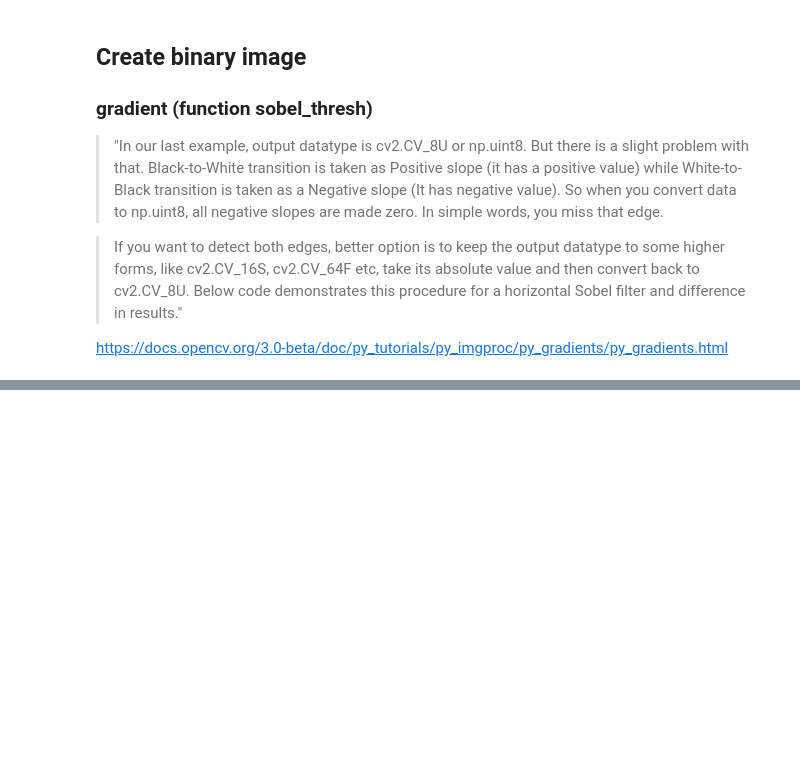
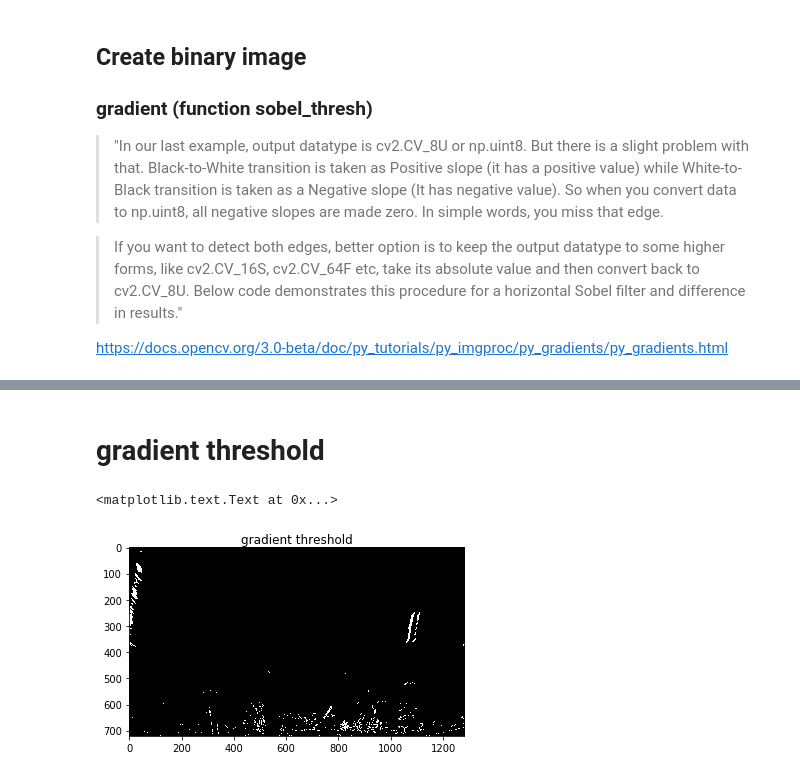
Before and after one commit to fstahl1/advanced_lane_finding, a Jupyter notebook: advanced_lane_finding.ipynb, the cells around one changed output, grey strips where cells are left out. Saved outputs shown, nothing was run; the diff lists cells and outputs as text; code cells hidden in the pictures; blank space fills up the shorter version.

```diff
--- a/advanced_lane_finding.ipynb
+++ b/advanced_lane_finding.ipynb
@@ -160,11 +160,13 @@ warp_mtx = pickled_data["warp_mtx"]
 
 https://docs.opencv.org/3.0-beta/doc/py_tutorials/py_imgproc/py_gradients/py_gradients.html
 # %%
-def grad_thresh(img, orient='x', kernel=3, sobel_thresh=(0, 255)):
+def grad_thresh(img, orient='x',
+                kernel = 3, thresh=(0, 255)):
     """Creates thresholded binary image based on directional
     gradient"""
     # convert to grayscale
     gray = cv2.cvtColor(img, cv2.COLOR_RGB2GRAY)
+#     import pdb; pdb.set_trace()
     # take derivative in 'orient' direction
     if orient == 'x':
         sobel = cv2.Sobel(gray, cv2.CV_64F, 1, 0, ksize=kernel)
@@ -177,8 +179,8 @@ def grad_thresh(img, orient='x', kernel=3, sobel_thresh=(0, 255)):
     abs_sobel = np.abs(sobel)
     scaled_sobel = np.uint8(255 * abs_sobel/np.max(abs_sobel))
     # create binary image
-    grad_binary = np.zeros_like(scaled_sobel)
-    grad_binary[(scaled_sobel >= thresh[0]) &
-                scaled_sobel <= thresh[1]] = 1
+    grad_bin = np.zeros_like(scaled_sobel)
+    grad_bin[(scaled_sobel >= thresh[0]) &
+                (scaled_sobel <= thresh[1])] = 1
     # return binary image
-    return grad_binary
+    return grad_bin
@@ -184,0 +242,10 @@ def grad_thresh(img, orient='x', kernel=3, sobel_thresh=(0, 255)):
+# %% [markdown]
+# gradient threshold
+# %%
+grad_bin_img = grad_thresh(warped_img, 'x',
+                          kernel = 3, thresh = (20, 80))
+plt.imshow(grad_bin_img, cmap = 'gray')
+plt.title('gradient threshold')
+# %% [output]
+<matplotlib.text.Text at 0x...>
+[figure, added]
```
Also changed, not shown: parts of 23 cells of this notebook, 1 other file.
